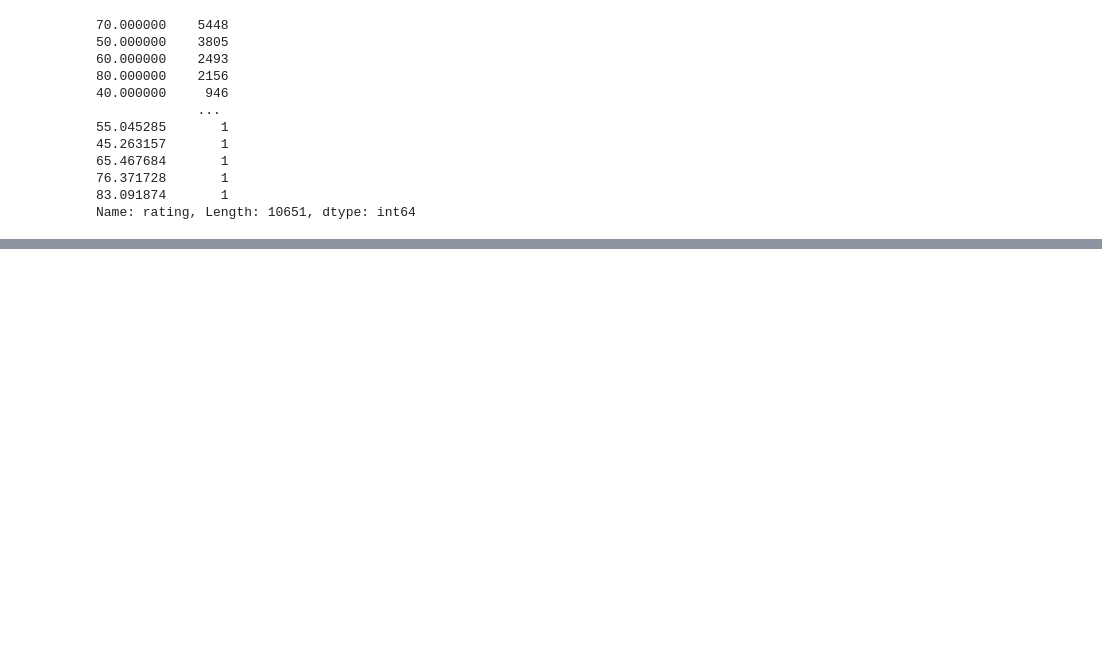
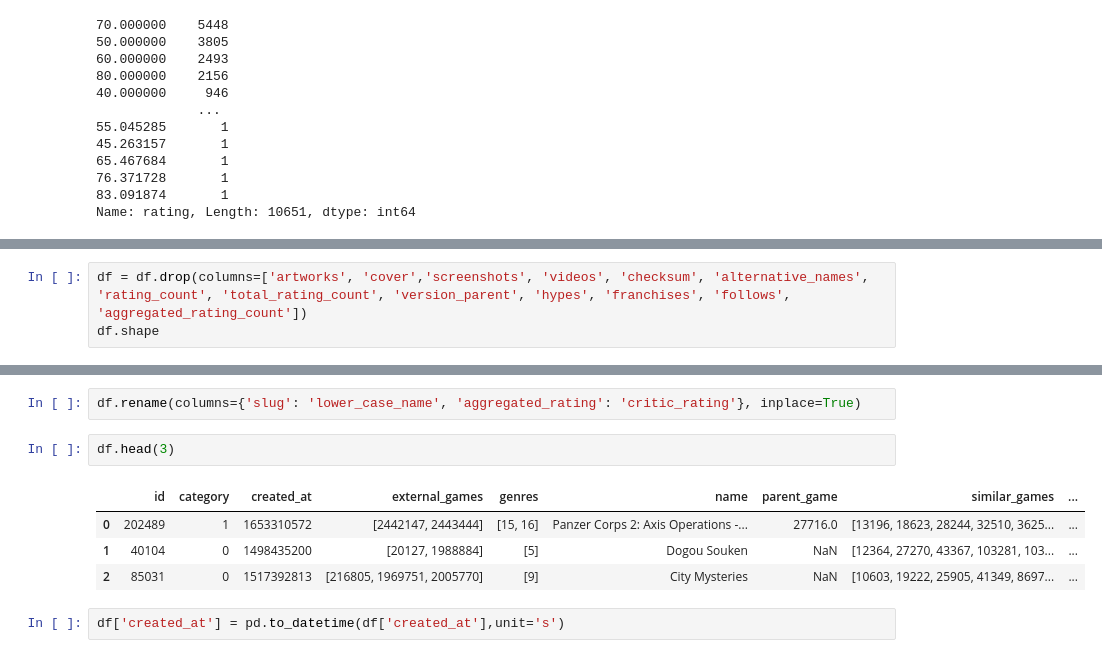
Before and after one commit to MrEnigmamgine/Videogame-Capstone_fork, a Jupyter notebook: glady's notebook.ipynb, the cells around one changed output, grey strips where cells are left out. Saved outputs shown, nothing was run; the diff lists cells and outputs as text; blank space fills up the shorter version.

```diff
--- a/glady's notebook.ipynb
+++ b/glady's notebook.ipynb
@@ -340,0 +332,3 @@ Name: platforms, Length: 5071, dtype: int64
+# %%
+df = df.drop(columns=['artworks', 'cover','screenshots', 'videos', 'checksum', 'alternative_names', 'rating_count', 'total_rating_count', 'version_parent', 'hypes', 'franchises', 'follows', 'aggregated_rating_count'])
+df.shape
@@ -340,0 +405,11 @@ Name: platforms, Length: 5071, dtype: int64
+# %%
+df.rename(columns={'slug': 'lower_case_name', 'aggregated_rating': 'critic_rating'}, inplace=True)
+# %%
+df.head(3)
+# %% [output]
+|  | id | category | created_at | external_games | genres | name | parent_game | similar_games | ... |
+| 0 | 202489 | 1 | 1653310572 | [2442147, 2443444] | [15, 16] | Panzer Corps 2: Axis Operations -... | 27716.0 | [13196, 18623, 28244, 32510, 3625... | ... |
+| 1 | 40104 | 0 | 1498435200 | [20127, 1988884] | [5] | Dogou Souken | NaN | [12364, 27270, 43367, 103281, 103... | ... |
+| 2 | 85031 | 0 | 1517392813 | [216805, 1969751, 2005770] | [9] | City Mysteries | NaN | [10603, 19222, 25905, 41349, 8697... | ... |
+# %%
+df['created_at'] = pd.to_datetime(df['created_at'],unit='s')
```
Also changed, not shown: parts of 68 cells of this notebook.
